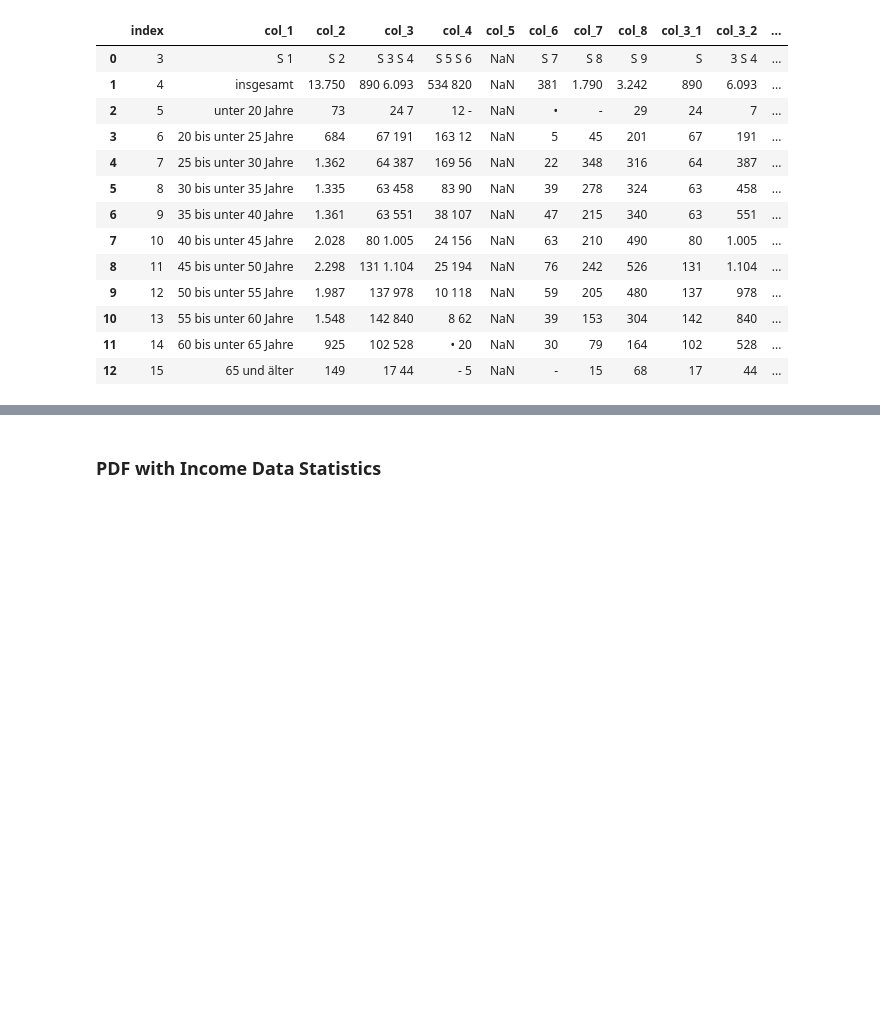
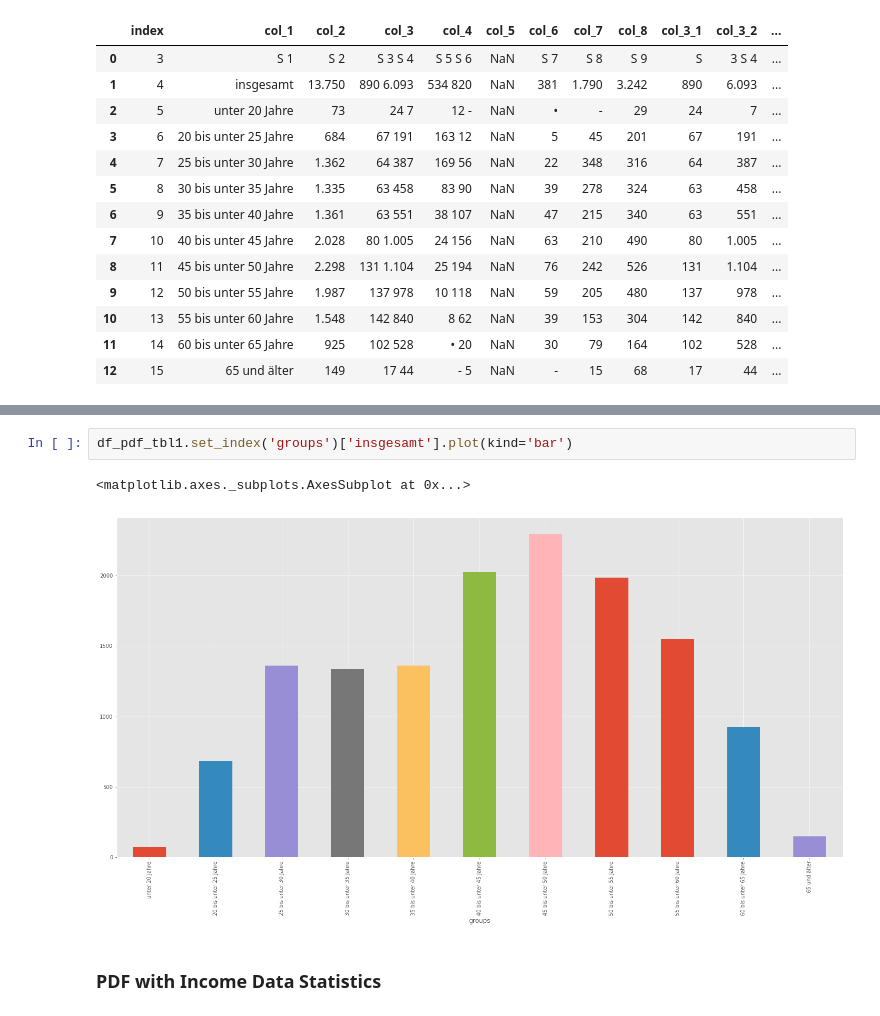
Before and after one commit to vdmitriyev/data-analysis-notebooks, a Jupyter notebook: data-in-pdf-tables/pdf-tables-converter-and-analysis.ipynb, the cells around one changed output, grey strips where cells are left out. Saved outputs shown, nothing was run; the diff lists cells and outputs as text; blank space fills up the shorter version.

```diff
--- a/data-in-pdf-tables/pdf-tables-converter-and-analysis.ipynb
+++ b/data-in-pdf-tables/pdf-tables-converter-and-analysis.ipynb
@@ -202,3 +238,8 @@ df_pdf_tbl1
+# %%
+df_pdf_tbl1.set_index('groups')['insgesamt'].plot(kind='bar')
+# %% [output]
+<matplotlib.axes._subplots.AxesSubplot at 0x...>
+[figure, added]
 # %% [markdown]
 ### PDF with Income Data Statistics
 # %%
```
Also changed, not shown: parts of 12 cells of this notebook, 2 other files.
